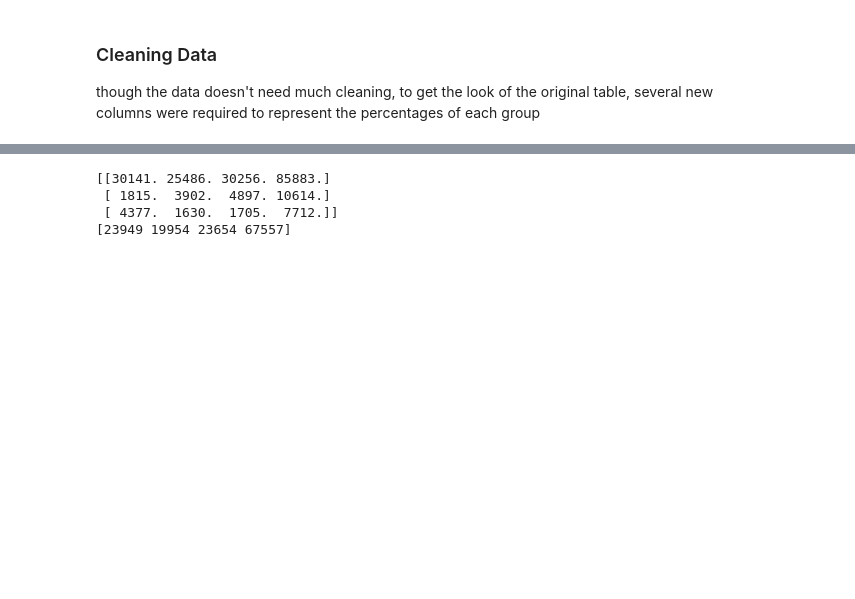
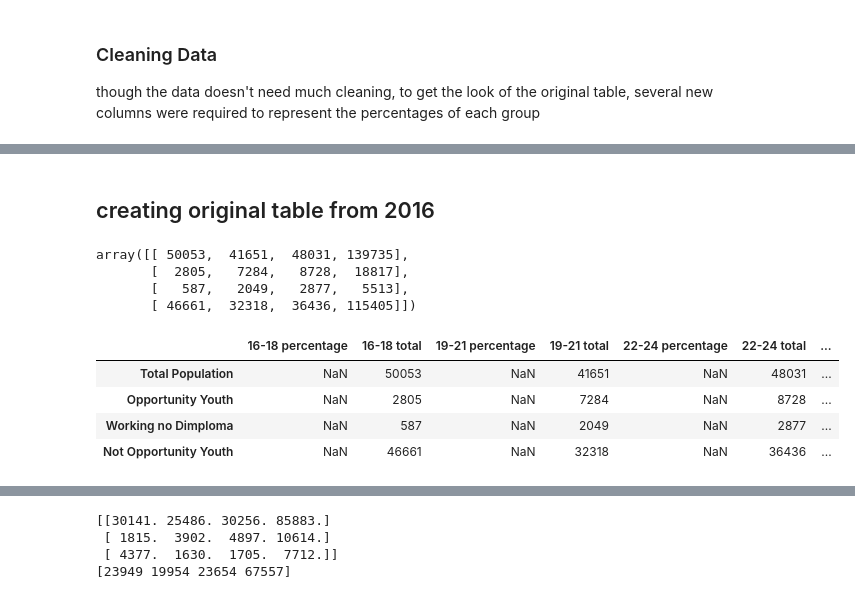
Before and after one commit to Lucaswb/project1_flatiron, a Jupyter notebook: Updated youth opportunity status from 2016.ipynb, the cells around one changed output, grey strips where cells are left out. Drawn from its saved outputs; the diff is of its cells as text; code cells hidden in the pictures; blank space fills up the shorter version.

Commit message:
have comparison of youth oopportunity from now and 2016

```diff
--- a/Updated youth opportunity status from 2016.ipynb
+++ b/Updated youth opportunity status from 2016.ipynb
@@ -171,0 +165,21 @@ yes
+# %% [markdown]
+## creating original table from 2016
+# %%
+original_df = np.array([[50053,41651,48031,139735],[2805,7284,8728,18817],[587,2049,2877,5513],[46661,32318,36436,115405]])
+original_df
+# %% [output]
+array([[ 50053,  41651,  48031, 139735],
+       [  2805,   7284,   8728,  18817],
+       [   587,   2049,   2877,   5513],
+       [ 46661,  32318,  36436, 115405]])
+# %%
+original_df = create_df(original_df, column_names, index_names)
+# %%
+original_df = original_df.reindex(columns = reorganized_list)
+original_df
+# %% [output]
+|  | 16-18 percentage | 16-18 total | 19-21 percentage | 19-21 total | 22-24 percentage | 22-24 total | ... |
+| Total Population | NaN | 50053 | NaN | 41651 | NaN | 48031 | ... |
+| Opportunity Youth | NaN | 2805 | NaN | 7284 | NaN | 8728 | ... |
+| Working no Dimploma | NaN | 587 | NaN | 2049 | NaN | 2877 | ... |
+| Not Opportunity Youth | NaN | 46661 | NaN | 32318 | NaN | 36436 | ... |
```
Also changed, not shown: parts of 11 cells of this notebook, 1 other file.
